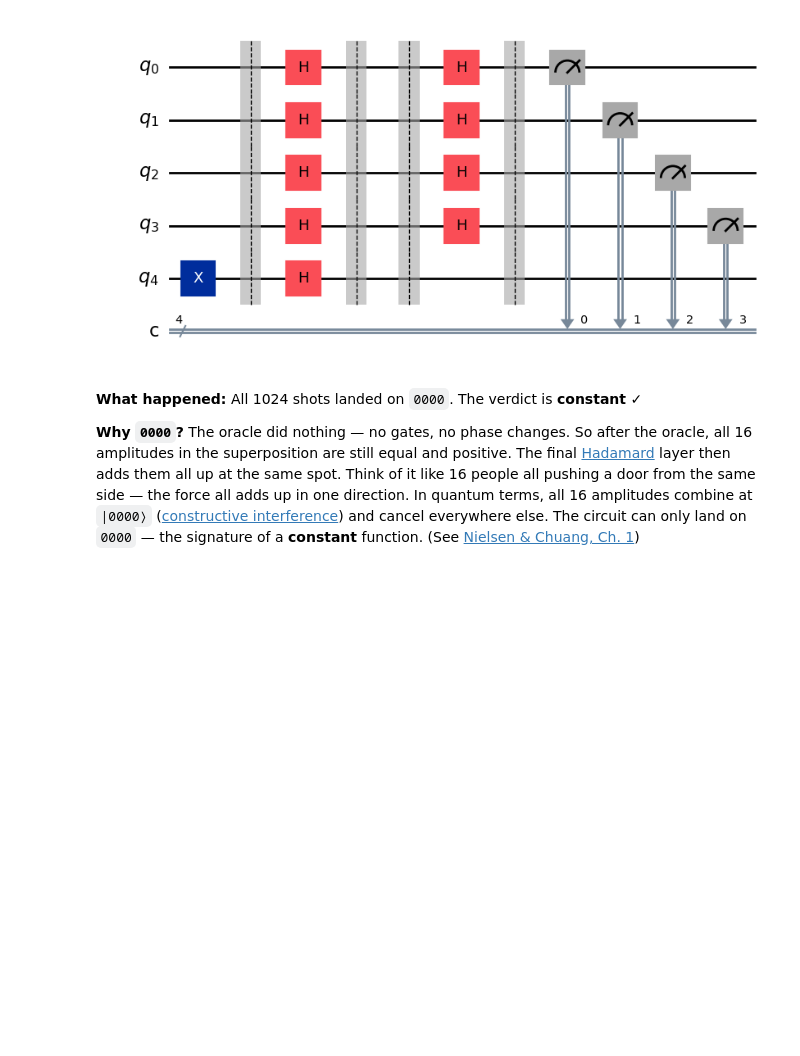
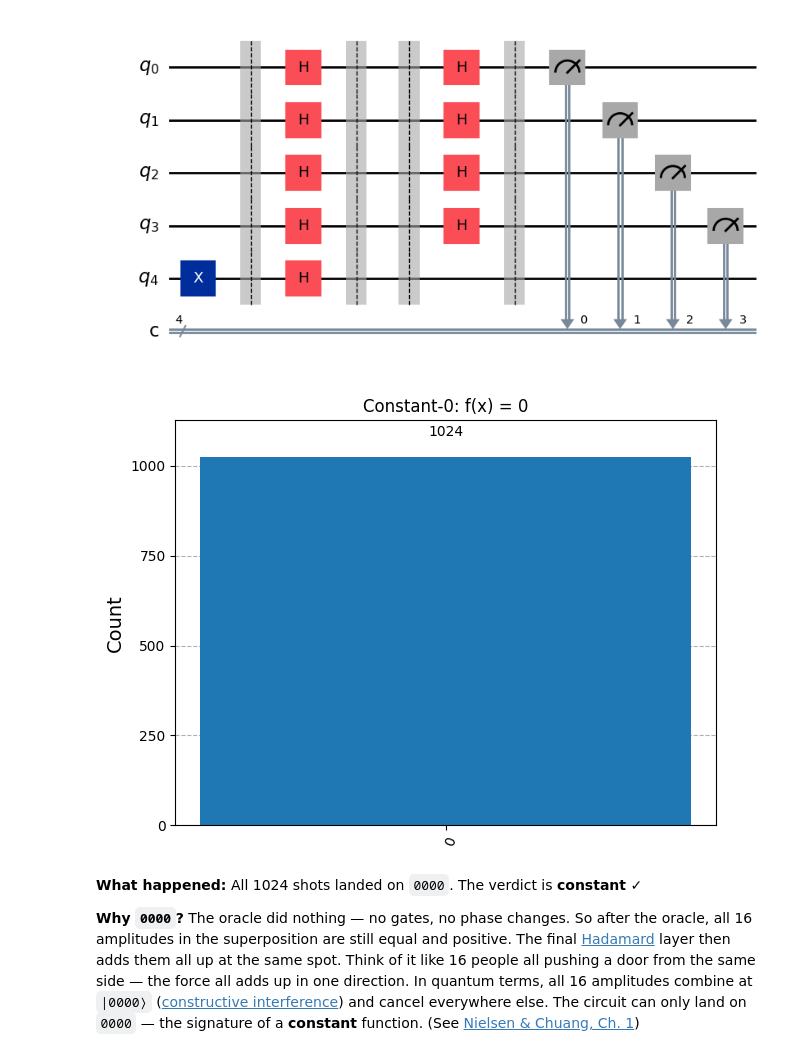
Before and after one commit to TiffanyYongNgikChee/emerging-technologies, a Jupyter notebook: problems.ipynb, the cells around one changed output. Saved outputs shown, nothing was run; the diff lists cells and outputs as text; code cells hidden in the pictures; blank space fills up the shorter version.

```diff
--- a/problems.ipynb
+++ b/problems.ipynb
@@ -4116,6 +4051,11 @@ verdict_c0, counts_c0, qc_c0 = run_dj(const_0_tuple)
 display(qc_c0.draw('mpl', fold=-1))
 # %% [output]
 [figure]
+# %%
+# Measurement histogram
+display(viz.plot_histogram(counts, title='Constant-0: f(x) = 0'))
+# %% [output]
+[figure, added]
 # %% [markdown]
 **What happened:** All 1024 shots landed on `0000`. The verdict is **constant** ✓
 
```
Also changed, not shown: parts of 35 cells of this notebook.
